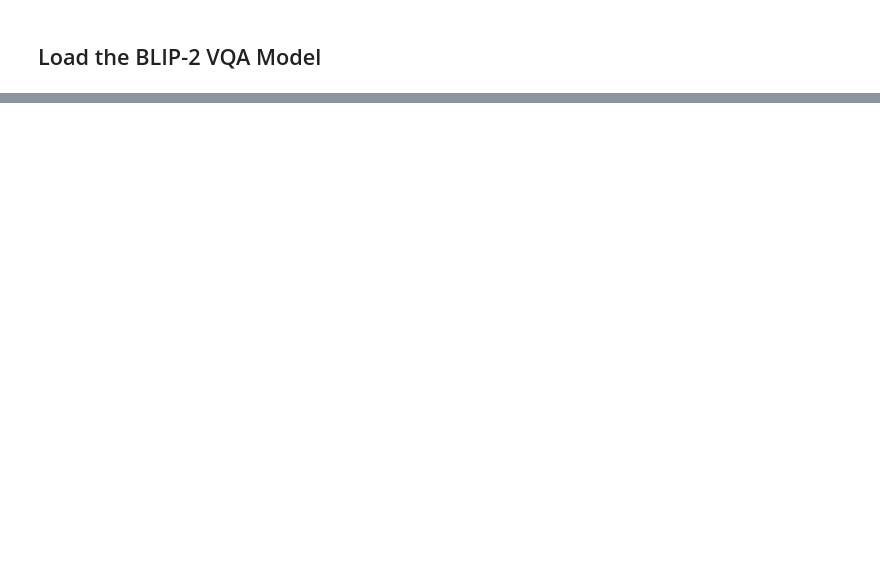
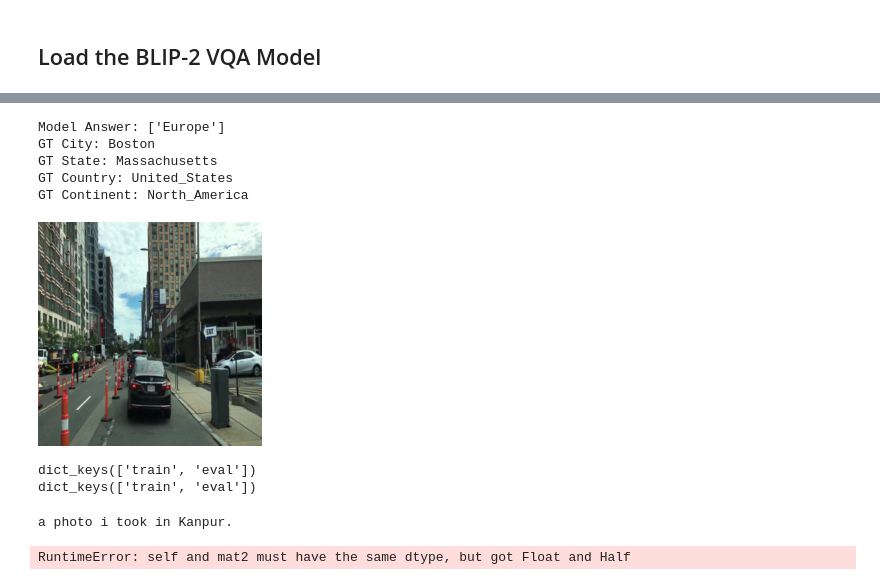
Before and after one commit to Ommos92/LAVIS, a Jupyter notebook: projects/blip2/blip2_geo_location.ipynb, the cells around one changed output, grey strips where cells are left out. Saved outputs shown, nothing was run; the diff lists cells and outputs as text; code cells hidden in the pictures; blank space fills up the shorter version.

```diff
--- a/projects/blip2/blip2_geo_location.ipynb
+++ b/projects/blip2/blip2_geo_location.ipynb
@@ -100,0 +147,43 @@ model, vis_processors, _ = load_model_and_preprocess(
+# %%
+#VQA Close Ended
+# Load a sample image
+image, city, state, country, continent = dataset[random.randint(0, len(dataset) - 1)]
+#Prepare the image using vis processor, needs to be in PIL Image type
+image_pil = transforms.ToPILImage()(image)
+image = vis_processors["eval"](image_pil).unsqueeze(0).to(device)
+
+answer_list = ['North America', 'South America', 'Europe', 'Asia', 'Other']
+question = "Question: Which continent is this photo taken? Answer:"
+
+#Generate the text using the image and prompt
+result = model.predict_answers({"image": image, "text_input": question}, answer_list=answer_list)
+
+
+print("Model Answer:", result)
+# Ground Truth
+print("GT City:", city)
+print("GT State:", state)
+print("GT Country:", country)
+print("GT Continent:", continent)
+
+# Show the image
+image_pil.show()
+# %% [output]
+Model Answer: ['Europe']
+GT City: Boston
+GT State: Massachusetts
+GT Country: United_States
+GT Continent: North_America
+[figure, added]
+# %%
+#Retrieval Task
+#Load the model for Retrieval
+model, vis_processors, txt_processors = load_model_and_preprocess(
+    name="blip2", model_type="pretrain", is_eval=True, device=device
+)
+
+print(vis_processors.keys())
+print(txt_processors.keys())
+# %% [output]
+dict_keys(['train', 'eval'])
+dict_keys(['train', 'eval'])
@@ -100,0 +198,27 @@ model, vis_processors, _ = load_model_and_preprocess(
+# %%
+from torch.cuda.amp import autocast
+#VQA Close Ended
+# Load a sample image
+image, city, state, country, continent = dataset[random.randint(0, len(dataset) - 1)]
+
+location = [city,state,country,continent]
+
+#Prepare the image using vis processor, needs to be in PIL Image type
+image_pil = transforms.ToPILImage()(image)
+image = vis_processors["eval"](image_pil).unsqueeze(0).to(device)
+image = image.to(torch.float16)
+
+
+for text in templates:
+
+    for loc in location:
+        txt = text.format(loc)
+        print(txt)
+        txt = txt_processors["eval"](txt)
+        itm_output = model({"image": image, "text_input": txt})
+
+        itm_scores = torch.nn.functional.softmax(itm_output, dim=1)
+    print(f'The image and text are matched with a probability of {itm_scores[:, 1].item():.3%}')
+# %% [output]
+a photo i took in Kanpur.
+RuntimeError: self and mat2 must have the same dtype, but got Float and Half
```
Also changed, not shown: parts of 6 cells of this notebook.
